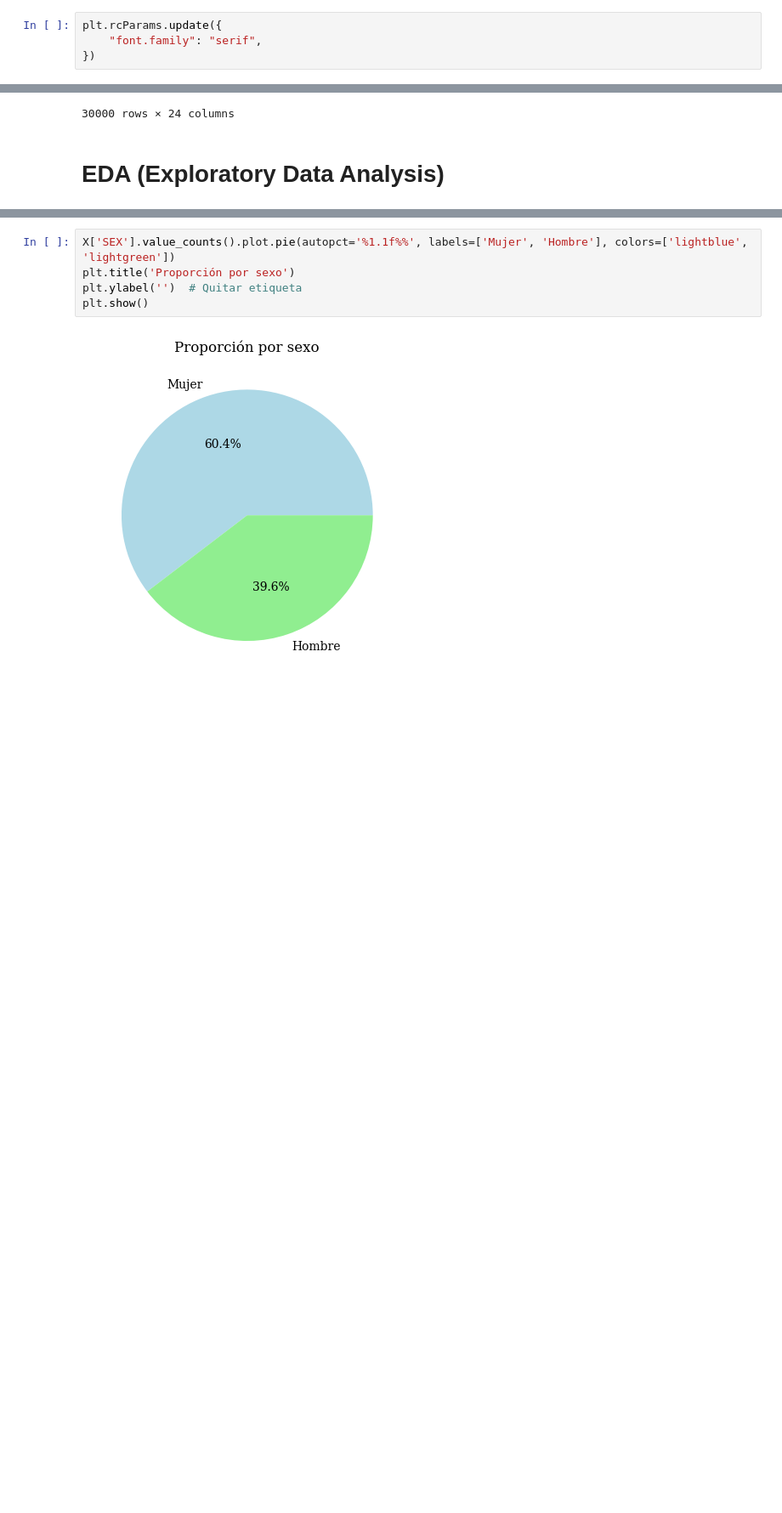
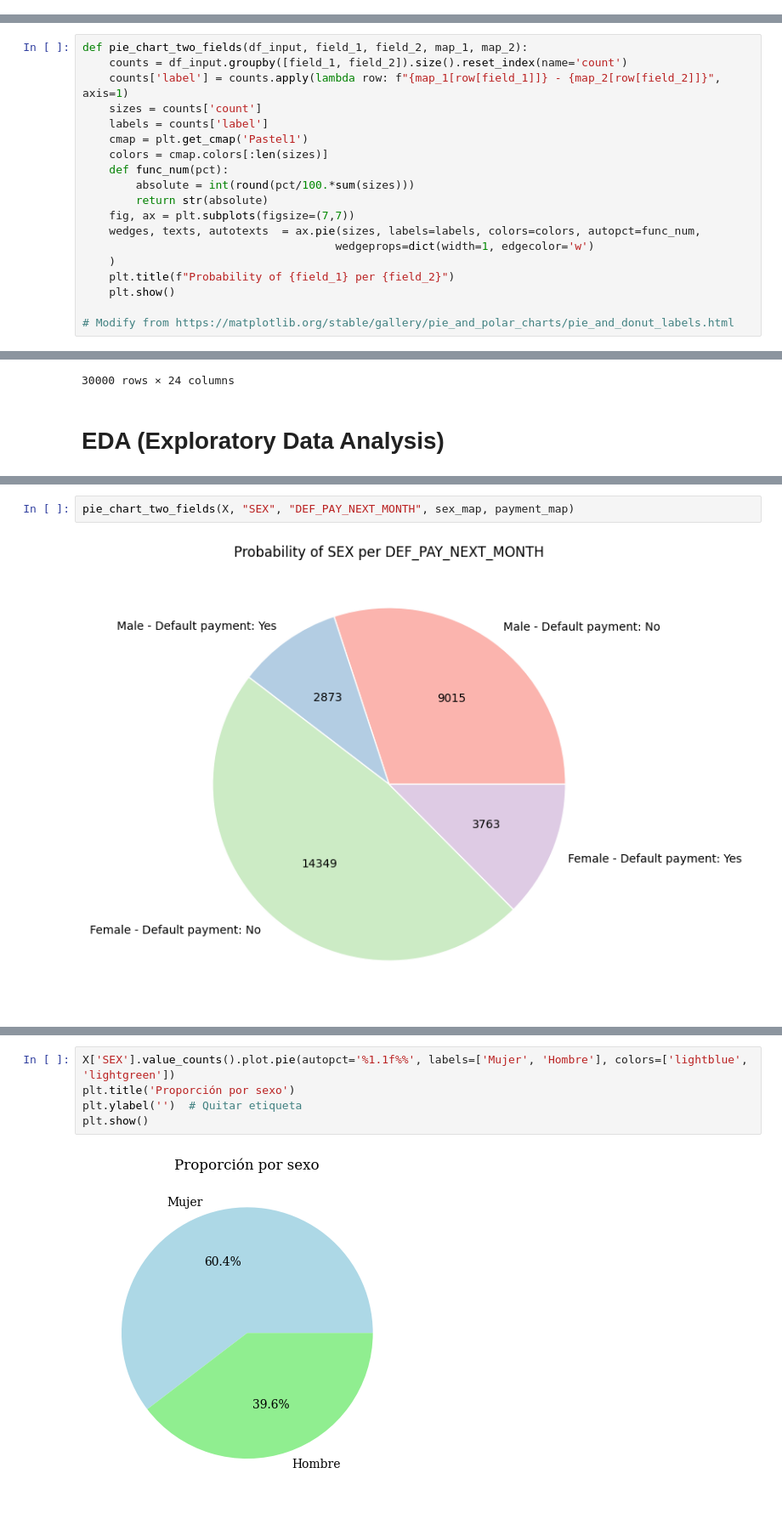
Before and after one commit to angelsb008/Default_credit_card_exercise, a Jupyter notebook: Test_Default_Credit_Card.ipynb, the cells around one changed output, grey strips where cells are left out. Shown at 85% size. Cells and saved outputs as stored; diff of their text form; blank space fills up the shorter version.

```diff
--- a/Test_Default_Credit_Card.ipynb
+++ b/Test_Default_Credit_Card.ipynb
@@ -22,7 +37,3 @@ from ucimlrepo import fetch_ucirepo
 # %% [markdown]
 # Methods
-# %%
-plt.rcParams.update({
-    "font.family": "serif",
-})
 # %%
@@ -32,6 +44,25 @@ def graph_histogram_EDA(df_input, field):
   plt.title(f"Distribution of {field}")
   plt.grid()
   plt.show()
+# %%
+def pie_chart_two_fields(df_input, field_1, field_2, map_1, map_2):
+    counts = df_input.groupby([field_1, field_2]).size().reset_index(name='count')
+    counts['label'] = counts.apply(lambda row: f"{map_1[row[field_1]]} - {map_2[row[field_2]]}", axis=1)
+    sizes = counts['count']
+    labels = counts['label']
+    cmap = plt.get_cmap('Pastel1')
+    colors = cmap.colors[:len(sizes)]
+    def func_num(pct):
+        absolute = int(round(pct/100.*sum(sizes)))
+        return str(absolute)
+    fig, ax = plt.subplots(figsize=(7,7))
+    wedges, texts, autotexts  = ax.pie(sizes, labels=labels, colors=colors, autopct=func_num,
+                                      wedgeprops=dict(width=1, edgecolor='w')
+    )
+    plt.title(f"Probability of {field_1} per {field_2}")
+    plt.show()
+
+# Modify from https://matplotlib.org/stable/gallery/pie_and_polar_charts/pie_and_donut_labels.html
 # %% [markdown]
 # Import 'Default of credit card clients' dataset
 
@@ -158,0 +288,4 @@ graph_histogram_EDA(X, "AGE")
+# %%
+pie_chart_two_fields(X, "SEX", "DEF_PAY_NEXT_MONTH", sex_map, payment_map)
+# %% [output]
+[figure, added]
```
Also changed, not shown: parts of 69 cells of this notebook.
